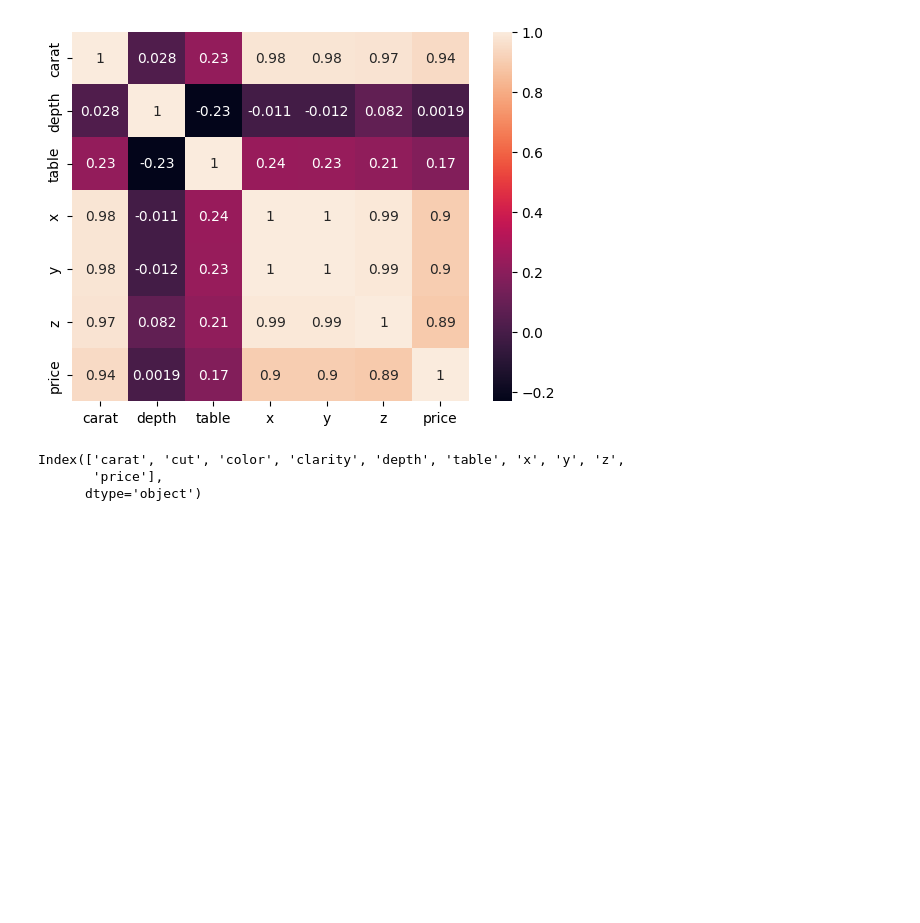
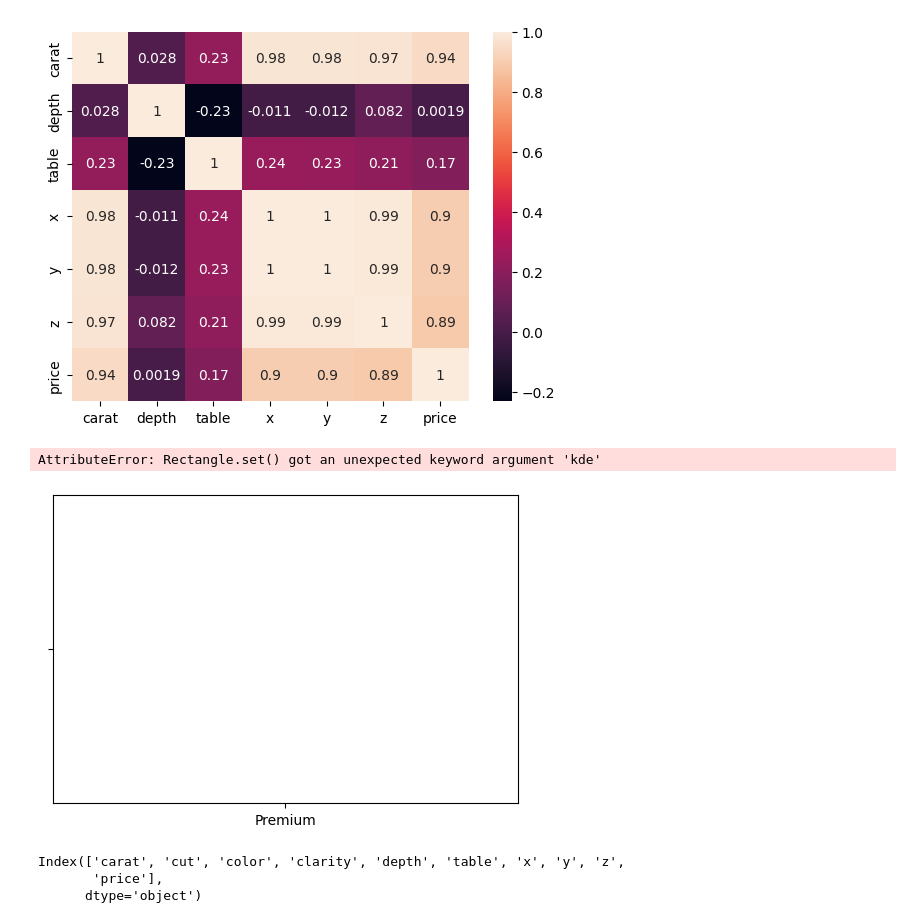
Before and after one commit to msankaralingam1/FSDSMENDTOEND, a Jupyter notebook: notebooks/research.ipynb, the cells around one changed output. Drawn from its saved outputs; the diff is of its cells as text; code cells hidden in the pictures; blank space fills up the shorter version.

```diff
--- a/notebooks/research.ipynb
+++ b/notebooks/research.ipynb
@@ -212,6 +214,13 @@ sns.heatmap(data[numerical_columns].corr(),annot=True)
 # %%
 #categorical data
 # assignment is your have to take all the categorical col and you need to plot either bar plot or count
+# %%
+import seaborn as sns
+import matplotlib.pyplot as plt
+plt.figure(figsize=(6,4))
+# %% [output]
+AttributeError: Rectangle.set() got an unexpected keyword argument 'kde'
+[figure, added]
 # %%
 data.columns
 # %% [output]
```
Also changed, not shown: parts of 2 cells of this notebook.
